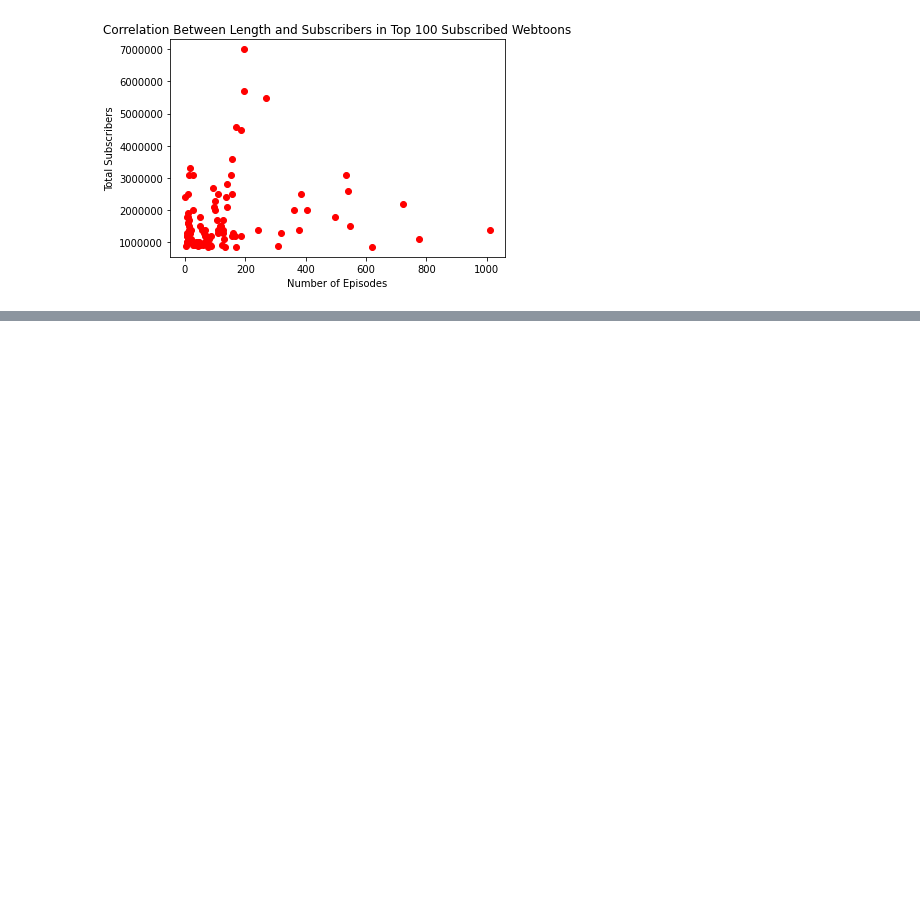
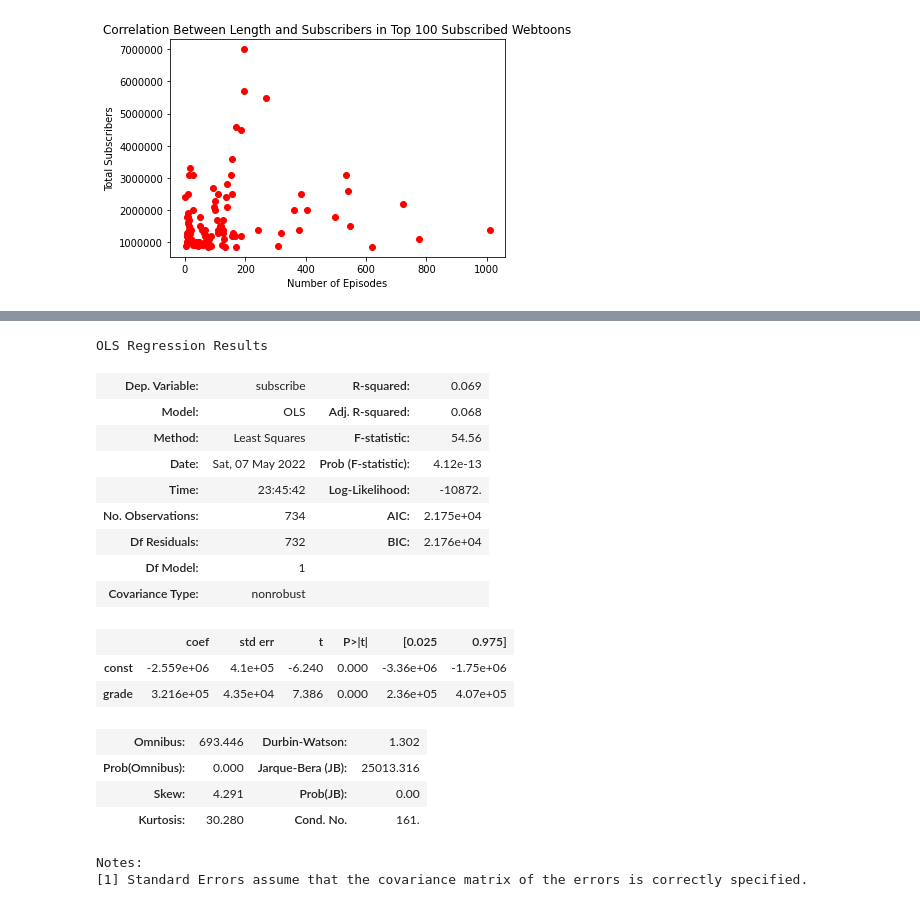
Before and after one commit to mei-lu/cmsc320-final, a Jupyter notebook: final.ipynb, the cells around one changed output, grey strips where cells are left out. Cells and saved outputs as stored; diff of their text form; code cells hidden in the pictures; blank space fills up the shorter version.

```diff
--- a/final.ipynb
+++ b/final.ipynb
@@ -401,3 +409,29 @@ print('2010s r_squared: {}'.format(result_10s.rsquared))
+# %%
+x = sm.add_constant(dataset['grade'])
+y = dataset['subscribe']
+
+result = sm.OLS(y, x).fit()
+result.summary()
+# %% [output]
+OLS Regression Results
+| Dep. Variable: | subscribe | R-squared: | 0.069 |
+| Model: | OLS | Adj. R-squared: | 0.068 |
+| Method: | Least Squares | F-statistic: | 54.56 |
+| Date: | Sat, 07 May 2022 | Prob (F-statistic): | 4.12e-13 |
+| Time: | 23:45:42 | Log-Likelihood: | -10872. |
+| No. Observations: | 734 | AIC: | 2.175e+04 |
+| Df Residuals: | 732 | BIC: | 2.176e+04 |
+| Df Model: | 1 |  |  |
+| Covariance Type: | nonrobust |  |  |
+|  | coef | std err | t | P>|t| | [0.025 | 0.975] |
+| const | -2.559e+06 | 4.1e+05 | -6.240 | 0.000 | -3.36e+06 | -1.75e+06 |
+| grade | 3.216e+05 | 4.35e+04 | 7.386 | 0.000 | 2.36e+05 | 4.07e+05 |
+| Omnibus: | 693.446 | Durbin-Watson: | 1.302 |
+| Prob(Omnibus): | 0.000 | Jarque-Bera (JB): | 25013.316 |
+| Skew: | 4.291 | Prob(JB): | 0.00 |
+| Kurtosis: | 30.280 | Cond. No. | 161. |
+Notes:
+[1] Standard Errors assume that the covariance matrix of the errors is correctly specified.
 # %% [markdown]
 ### Part 5: Insights and Conclusion
 
```
Also changed, not shown: parts of 13 cells of this notebook, 1 other file.
